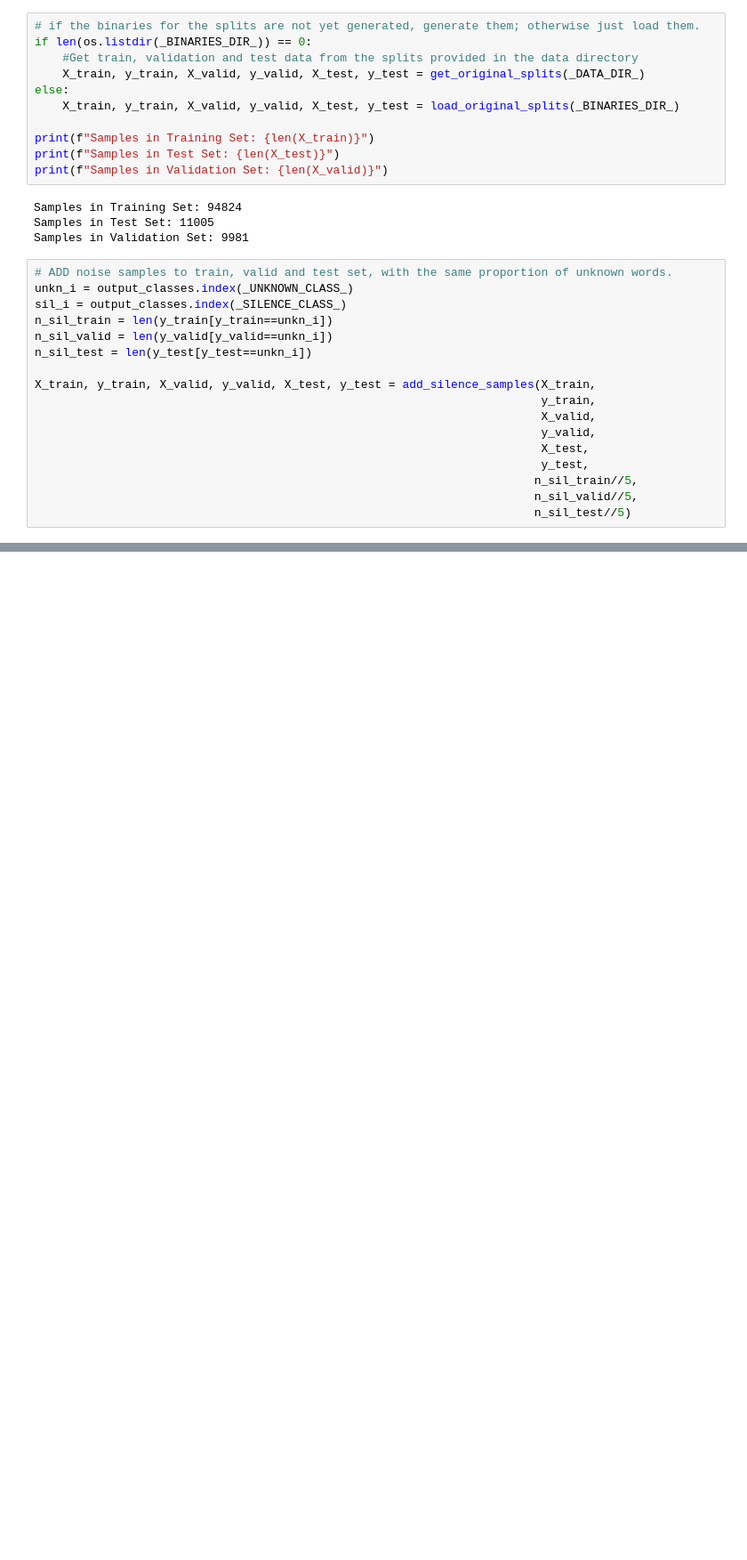
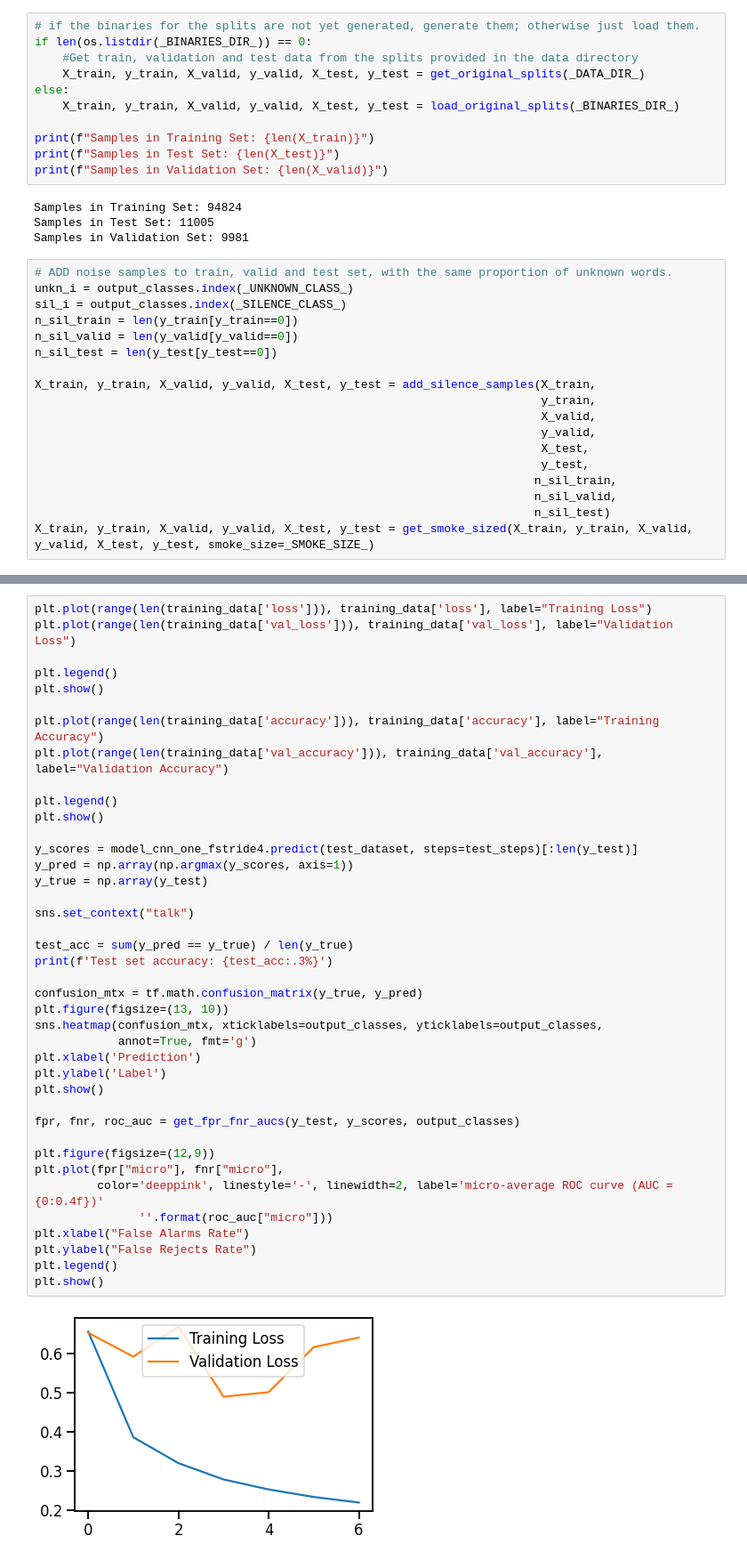
Before and after one commit to rmazzier/HDA-Project-Key-Word-Spotting, a Jupyter notebook: CNN Experiments.ipynb, the cells around one changed output, grey strips where cells are left out. Shown: that part at 89% size. Saved outputs shown, nothing was run; the diff lists cells and outputs as text; blank space fills up the shorter version.

```diff
--- a/CNN Experiments.ipynb
+++ b/CNN Experiments.ipynb
@@ -60,9 +66,9 @@ Samples in Validation Set: 9981
 # ADD noise samples to train, valid and test set, with the same proportion of unknown words.
 unkn_i = output_classes.index(_UNKNOWN_CLASS_)
 sil_i = output_classes.index(_SILENCE_CLASS_)
-n_sil_train = len(y_train[y_train==unkn_i])
-n_sil_valid = len(y_valid[y_valid==unkn_i])
-n_sil_test = len(y_test[y_test==unkn_i])
+n_sil_train = len(y_train[y_train==0])
+n_sil_valid = len(y_valid[y_valid==0])
+n_sil_test = len(y_test[y_test==0])
 
 X_train, y_train, X_valid, y_valid, X_test, y_test = add_silence_samples(X_train,
                                                                          y_train,
@@ -70,6 +76,7 @@ X_train, y_train, X_valid, y_valid, X_test, y_test = add_silence_samples(X_train
                                                                          y_valid,
                                                                          X_test,
                                                                          y_test,
-                                                                        n_sil_train//5,
-                                                                        n_sil_valid//5,
-                                                                        n_sil_test//5)
+                                                                        n_sil_train,
+                                                                        n_sil_valid,
+                                                                        n_sil_test)
+X_train, y_train, X_valid, y_valid, X_test, y_test = get_smoke_sized(X_train, y_train, X_valid, y_valid, X_test, y_test, smoke_size=_SMOKE_SIZE_)
@@ -361,0 +437,42 @@ plt.show()
+# %%
+plt.plot(range(len(training_data['loss'])), training_data['loss'], label="Training Loss")
+plt.plot(range(len(training_data['val_loss'])), training_data['val_loss'], label="Validation Loss")
+
+plt.legend()
+plt.show()
+
+plt.plot(range(len(training_data['accuracy'])), training_data['accuracy'], label="Training Accuracy")
+plt.plot(range(len(training_data['val_accuracy'])), training_data['val_accuracy'], label="Validation Accuracy")
+
+plt.legend()
+plt.show()
+
+y_scores = model_cnn_one_fstride4.predict(test_dataset, steps=test_steps)[:len(y_test)]
+y_pred = np.array(np.argmax(y_scores, axis=1))
+y_true = np.array(y_test)
+
+sns.set_context("talk")
+
+test_acc = sum(y_pred == y_true) / len(y_true)
+print(f'Test set accuracy: {test_acc:.3%}')
+
+confusion_mtx = tf.math.confusion_matrix(y_true, y_pred)
+plt.figure(figsize=(13, 10))
+sns.heatmap(confusion_mtx, xticklabels=output_classes, yticklabels=output_classes,
+            annot=True, fmt='g')
+plt.xlabel('Prediction')
+plt.ylabel('Label')
+plt.show()
+
+fpr, fnr, roc_auc = get_fpr_fnr_aucs(y_test, y_scores, output_classes)
+
+plt.figure(figsize=(12,9))
+plt.plot(fpr["micro"], fnr["micro"],
+         color='deeppink', linestyle='-', linewidth=2, label='micro-average ROC curve (AUC = {0:0.4f})'
+               ''.format(roc_auc["micro"]))
+plt.xlabel("False Alarms Rate")
+plt.ylabel("False Rejects Rate")
+plt.legend()
+plt.show()
+# %% [output]
+[figure, added]
```
Also changed, not shown: parts of 40 cells of this notebook, 3 other files.
